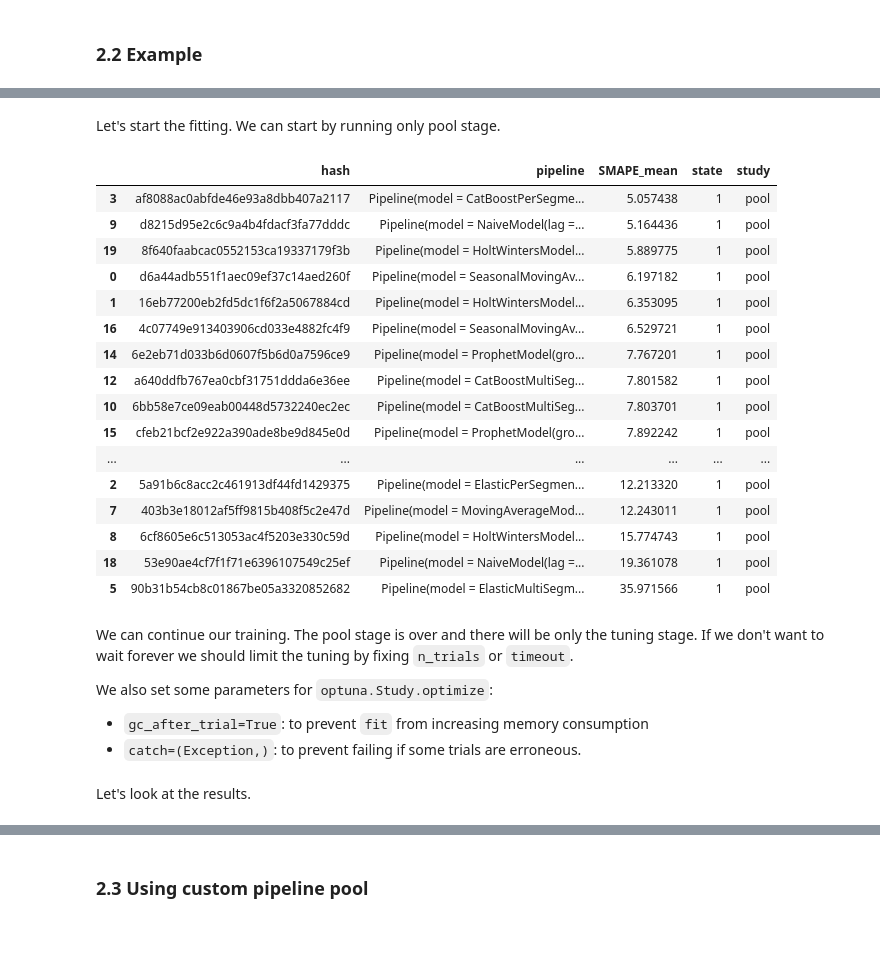
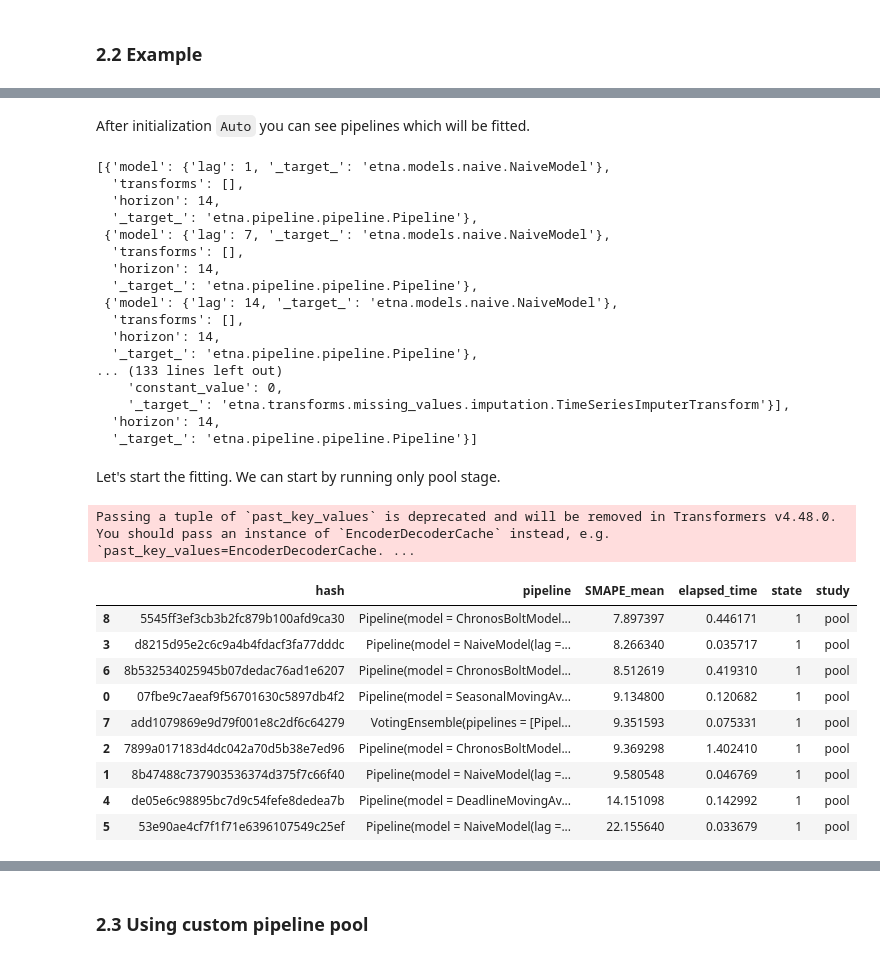
Before and after one commit to etna-team/etna, a Jupyter notebook: examples/205-automl.ipynb, the cells around one changed output, grey strips where cells are left out. Drawn from its saved outputs; the diff is of its cells as text; code cells hidden in the pictures.

```diff
--- a/examples/205-automl.ipynb
+++ b/examples/205-automl.ipynb
@@ -362,4 +367,7 @@ We will move stright to the example.
 # %%
 from etna.auto import Auto
+from etna.auto import Pool
 
-auto = Auto(target_metric=SMAPE(), horizon=HORIZON, backtest_params=dict(n_folds=5))
+auto = Auto(
+    target_metric=SMAPE(), horizon=HORIZON, pool=Pool.D_super_fast, generate_params={}, backtest_params=dict(n_folds=1)
+)
@@ -368,32 +383,42 @@ We used mostly default parameters, even pool. There is also a default `sampler`,
+# %% [markdown]
+After initialization `Auto` you can see pipelines which will be fitted.
+# %%
+auto.get_configs()
+# %% [output]
+[{'model': {'lag': 1, '_target_': 'etna.models.naive.NaiveModel'},
+  'transforms': [],
+  'horizon': 14,
+  '_target_': 'etna.pipeline.pipeline.Pipeline'},
+ {'model': {'lag': 7, '_target_': 'etna.models.naive.NaiveModel'},
+  'transforms': [],
+  'horizon': 14,
+  '_target_': 'etna.pipeline.pipeline.Pipeline'},
+ {'model': {'lag': 14, '_target_': 'etna.models.naive.NaiveModel'},
+  'transforms': [],
+  'horizon': 14,
+  '_target_': 'etna.pipeline.pipeline.Pipeline'},
+... (133 lines left out)
+    'constant_value': 0,
+    '_target_': 'etna.transforms.missing_values.imputation.TimeSeriesImputerTransform'}],
+  'horizon': 14,
+  '_target_': 'etna.pipeline.pipeline.Pipeline'}]
 # %% [markdown]
 Let's start the fitting. We can start by running only pool stage.
 # %%
 %%capture
 best_pool_pipeline = auto.fit(ts=ts, tune_size=0)
+# %% [output]
+Passing a tuple of `past_key_values` is deprecated and will be removed in Transformers v4.48.0. You should pass an instance of `EncoderDecoderCache` instead, e.g. `past_key_values=EncoderDecoderCache. ...
 # %%
-auto.summary()[["hash", "pipeline", "SMAPE_mean", "state", "study"]].sort_values("SMAPE_mean")
+auto.summary()[["hash", "pipeline", "SMAPE_mean", "elapsed_time", "state", "study"]].sort_values("SMAPE_mean")
 # %% [output]
-|  | hash | pipeline | SMAPE_mean | state | study |
-| 3 | af8088ac0abfde46e93a8dbb407a2117 | Pipeline(model = CatBoostPerSegme... | 5.057438 | 1 | pool |
-| 9 | d8215d95e2c6c9a4b4fdacf3fa77dddc | Pipeline(model = NaiveModel(lag =... | 5.164436 | 1 | pool |
-| 19 | 8f640faabcac0552153ca19337179f3b | Pipeline(model = HoltWintersModel... | 5.889775 | 1 | pool |
-| 0 | d6a44adb551f1aec09ef37c14aed260f | Pipeline(model = SeasonalMovingAv... | 6.197182 | 1 | pool |
-| 1 | 16eb77200eb2fd5dc1f6f2a5067884cd | Pipeline(model = HoltWintersModel... | 6.353095 | 1 | pool |
-| 16 | 4c07749e913403906cd033e4882fc4f9 | Pipeline(model = SeasonalMovingAv... | 6.529721 | 1 | pool |
-| 14 | 6e2eb71d033b6d0607f5b6d0a7596ce9 | Pipeline(model = ProphetModel(gro... | 7.767201 | 1 | pool |
-| 12 | a640ddfb767ea0cbf31751ddda6e36ee | Pipeline(model = CatBoostMultiSeg... | 7.801582 | 1 | pool |
-| 10 | 6bb58e7ce09eab00448d5732240ec2ec | Pipeline(model = CatBoostMultiSeg... | 7.803701 | 1 | pool |
-| 15 | cfeb21bcf2e922a390ade8be9d845e0d | Pipeline(model = ProphetModel(gro... | 7.892242 | 1 | pool |
-| ... | ... | ... | ... | ... | ... |
-| 2 | 5a91b6c8acc2c461913df44fd1429375 | Pipeline(model = ElasticPerSegmen... | 12.213320 | 1 | pool |
-| 7 | 403b3e18012af5ff9815b408f5c2e47d | Pipeline(model = MovingAverageMod... | 12.243011 | 1 | pool |
-| 8 | 6cf8605e6c513053ac4f5203e330c59d | Pipeline(model = HoltWintersModel... | 15.774743 | 1 | pool |
-| 18 | 53e90ae4cf7f1f71e6396107549c25ef | Pipeline(model = NaiveModel(lag =... | 19.361078 | 1 | pool |
-| 5 | 90b31b54cb8c01867be05a3320852682 | Pipeline(model = ElasticMultiSegm... | 35.971566 | 1 | pool |
+|  | hash | pipeline | SMAPE_mean | elapsed_time | state | study |
+| 8 | 5545ff3ef3cb3b2fc879b100afd9ca30 | Pipeline(model = ChronosBoltModel... | 7.897397 | 0.446171 | 1 | pool |
+| 3 | d8215d95e2c6c9a4b4fdacf3fa77dddc | Pipeline(model = NaiveModel(lag =... | 8.266340 | 0.035717 | 1 | pool |
+| 6 | 8b532534025945b07dedac76ad1e6207 | Pipeline(model = ChronosBoltModel... | 8.512619 | 0.419310 | 1 | pool |
+| 0 | 07fbe9c7aeaf9f56701630c5897db4f2 | Pipeline(model = SeasonalMovingAv... | 9.134800 | 0.120682 | 1 | pool |
+| 7 | add1079869e9d79f001e8c2df6c64279 | VotingEnsemble(pipelines = [Pipel... | 9.351593 | 0.075331 | 1 | pool |
+| 2 | 7899a017183d4dc042a70d5b38e7ed96 | Pipeline(model = ChronosBoltModel... | 9.369298 | 1.402410 | 1 | pool |
+| 1 | 8b47488c737903536374d375f7c66f40 | Pipeline(model = NaiveModel(lag =... | 9.580548 | 0.046769 | 1 | pool |
+| 4 | de05e6c98895bc7d9c54fefe8dedea7b | Pipeline(model = DeadlineMovingAv... | 14.151098 | 0.142992 | 1 | pool |
+| 5 | 53e90ae4cf7f1f71e6396107549c25ef | Pipeline(model = NaiveModel(lag =... | 22.155640 | 0.033679 | 1 | pool |
-# %% [markdown]
-We can continue our training. The pool stage is over and there will be only the tuning stage. If we don't want to wait forever we should limit the tuning by fixing `n_trials` or `timeout`.
-
-We also set some parameters for `optuna.Study.optimize`:
-
-- `gc_after_trial=True`: to prevent `fit` from increasing memory consumption
-- `catch=(Exception,)`: to prevent failing if some trials are erroneous.
@@ -403,2 +424,0 @@ best_tuning_pipeline = auto.fit(ts=ts, tune_size=3, n_trials=100, gc_after_trial
-# %% [markdown]
-Let's look at the results.
```
Also changed, not shown: parts of 27 cells of this notebook, 15 other files.
